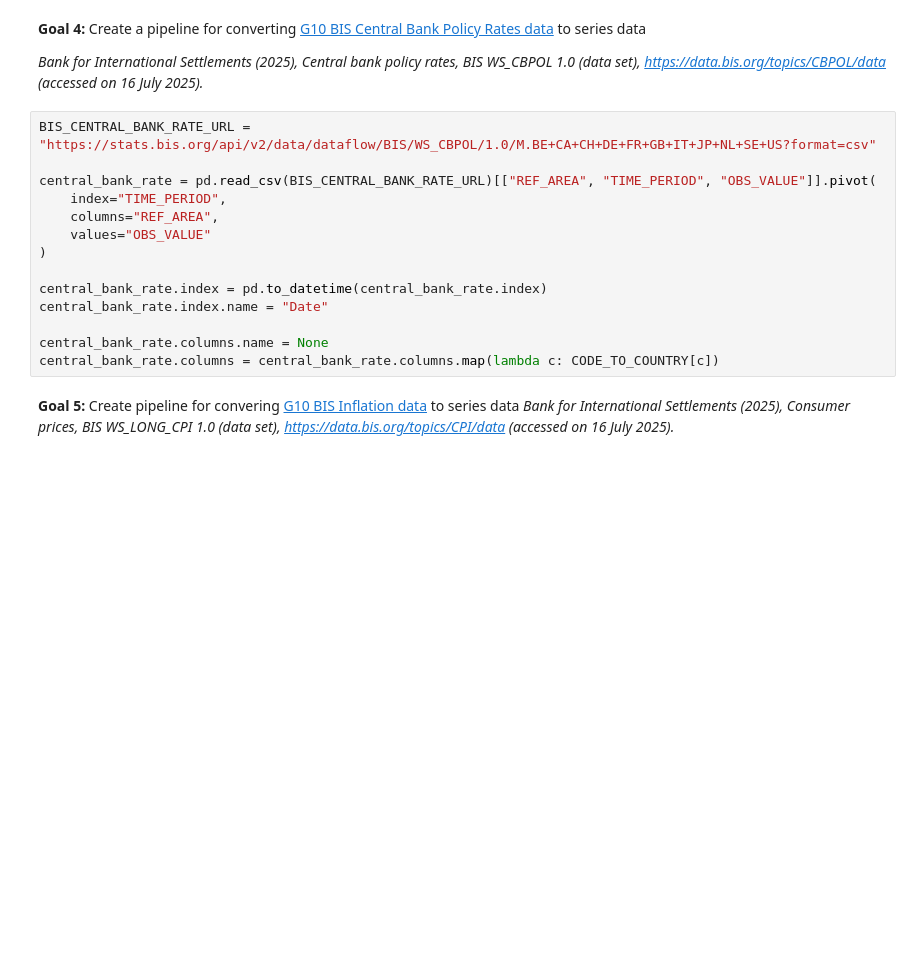
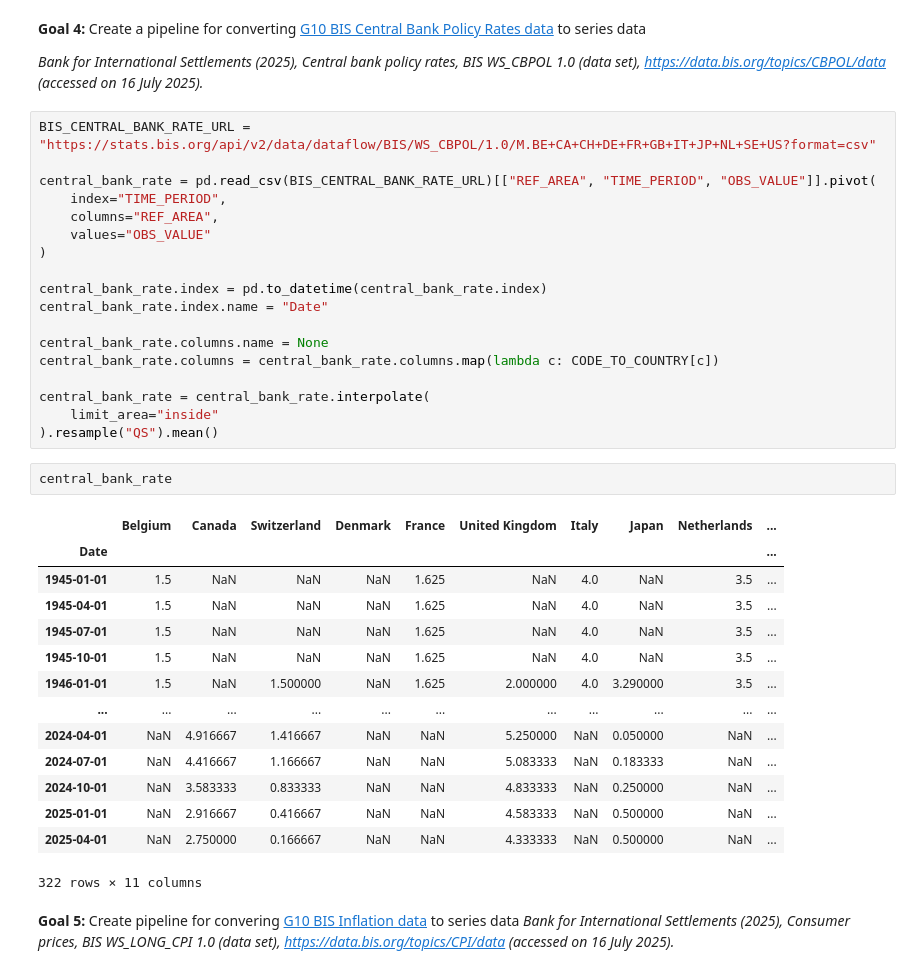
Before and after one commit to ericleonen/housing-bubble-index, a Jupyter notebook: scratch.ipynb, the cells around one changed output. Drawn from its saved outputs; the diff is of its cells as text; blank space fills up the shorter version.

```diff
--- a/scratch.ipynb
+++ b/scratch.ipynb
@@ -125,6 +133,27 @@ central_bank_rate.index.name = "Date"
 
 central_bank_rate.columns.name = None
 central_bank_rate.columns = central_bank_rate.columns.map(lambda c: CODE_TO_COUNTRY[c])
+
+central_bank_rate = central_bank_rate.interpolate(
+    limit_area="inside"
+).resample("QS").mean()
+# %%
+central_bank_rate
+# %% [output]
+|  | Belgium | Canada | Switzerland | Denmark | France | United Kingdom | Italy | Japan | Netherlands | ... |
+| Date |  |  |  |  |  |  |  |  |  | ... |
+| 1945-01-01 | 1.5 | NaN | NaN | NaN | 1.625 | NaN | 4.0 | NaN | 3.5 | ... |
+| 1945-04-01 | 1.5 | NaN | NaN | NaN | 1.625 | NaN | 4.0 | NaN | 3.5 | ... |
+| 1945-07-01 | 1.5 | NaN | NaN | NaN | 1.625 | NaN | 4.0 | NaN | 3.5 | ... |
+| 1945-10-01 | 1.5 | NaN | NaN | NaN | 1.625 | NaN | 4.0 | NaN | 3.5 | ... |
+| 1946-01-01 | 1.5 | NaN | 1.500000 | NaN | 1.625 | 2.000000 | 4.0 | 3.290000 | 3.5 | ... |
+| ... | ... | ... | ... | ... | ... | ... | ... | ... | ... | ... |
+| 2024-04-01 | NaN | 4.916667 | 1.416667 | NaN | NaN | 5.250000 | NaN | 0.050000 | NaN | ... |
+| 2024-07-01 | NaN | 4.416667 | 1.166667 | NaN | NaN | 5.083333 | NaN | 0.183333 | NaN | ... |
+| 2024-10-01 | NaN | 3.583333 | 0.833333 | NaN | NaN | 4.833333 | NaN | 0.250000 | NaN | ... |
+| 2025-01-01 | NaN | 2.916667 | 0.416667 | NaN | NaN | 4.583333 | NaN | 0.500000 | NaN | ... |
+| 2025-04-01 | NaN | 2.750000 | 0.166667 | NaN | NaN | 4.333333 | NaN | 0.500000 | NaN | ... |
+322 rows × 11 columns
 # %% [markdown]
 **Goal 5:** Create pipeline for convering [G10 BIS Inflation data](https://data.bis.org/topics/CPI) to series data
 *Bank for International Settlements (2025), Consumer prices, BIS WS_LONG_CPI 1.0 (data set), https://data.bis.org/topics/CPI/data (accessed on 16 July 2025).*
```
Also changed, not shown: parts of 16 cells of this notebook.
